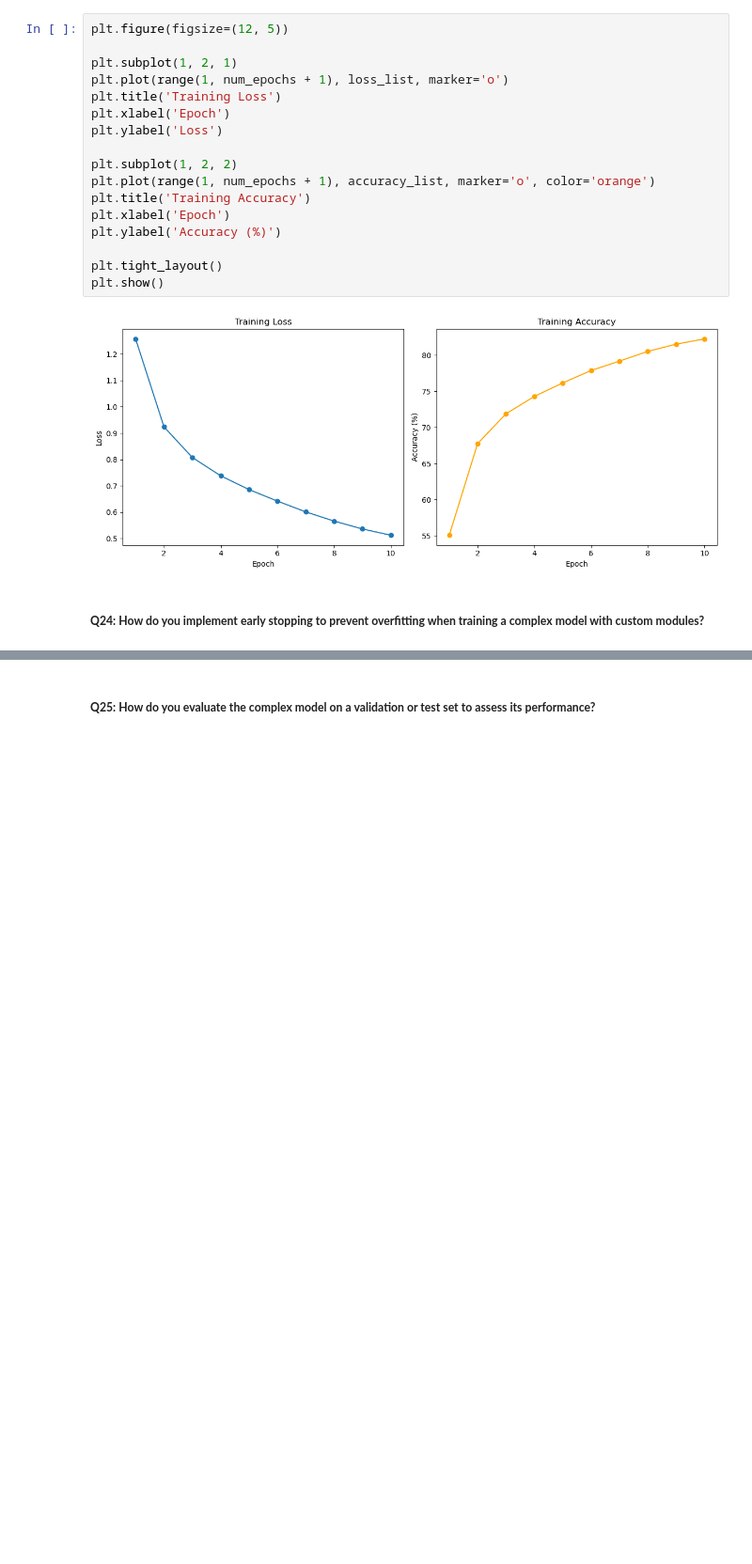
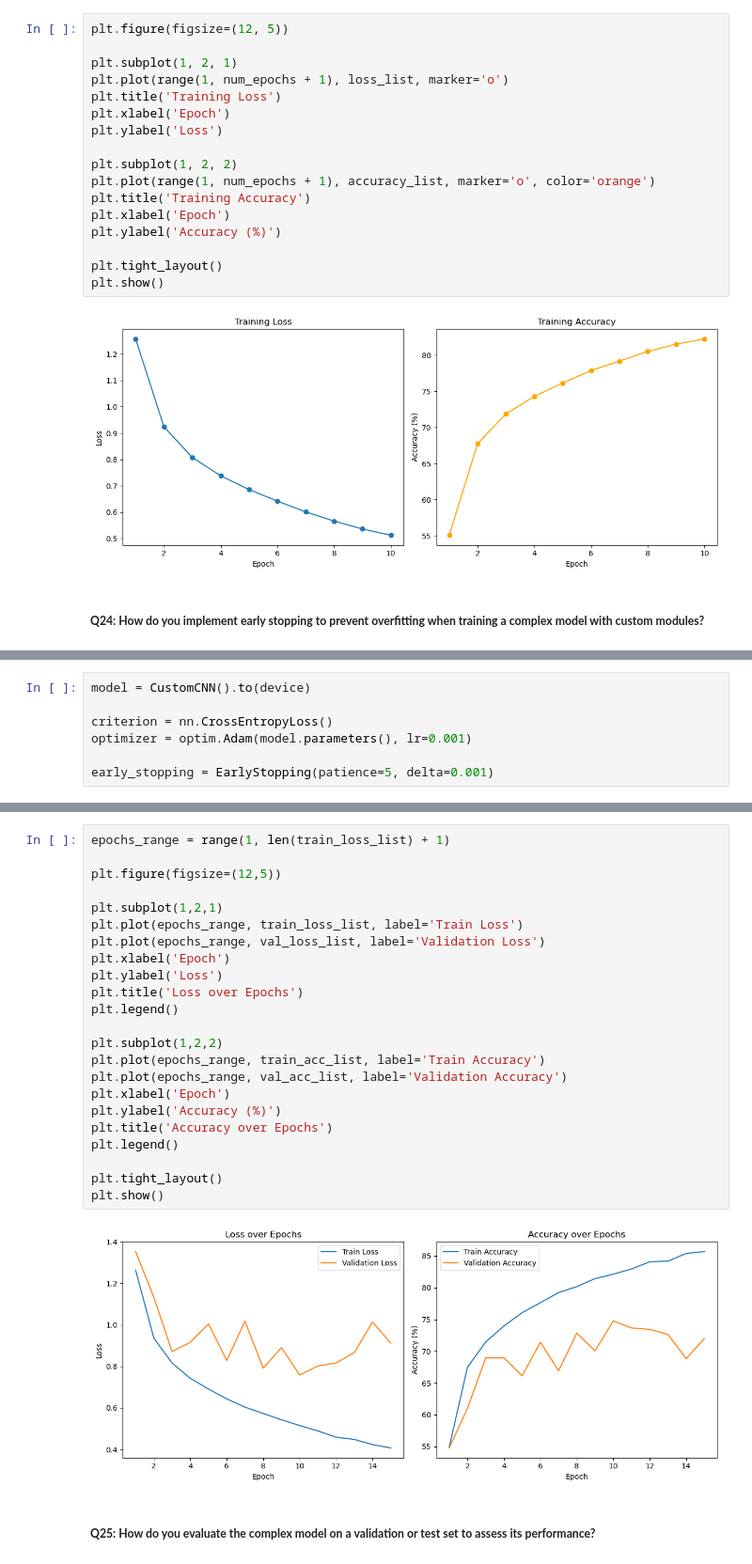
Before and after one commit to fellmir/pyTorchBasis, a Jupyter notebook: 02-advanced-projects/21_complex_models_custom_modules.ipynb, the cells around one changed output, grey strips where cells are left out. Shown at 94% size. Drawn from its saved outputs; the diff is of its cells as text; blank space fills up the shorter version.

```diff
--- a/02-advanced-projects/21_complex_models_custom_modules.ipynb
+++ b/02-advanced-projects/21_complex_models_custom_modules.ipynb
@@ -720,0 +762,7 @@ plt.show()
+# %%
+model = CustomCNN().to(device)
+
+criterion = nn.CrossEntropyLoss()
+optimizer = optim.Adam(model.parameters(), lr=0.001)
+
+early_stopping = EarlyStopping(patience=5, delta=0.001)
@@ -721,2 +851,27 @@ plt.show()
+# %%
+epochs_range = range(1, len(train_loss_list) + 1)
+
+plt.figure(figsize=(12,5))
+
+plt.subplot(1,2,1)
+plt.plot(epochs_range, train_loss_list, label='Train Loss')
+plt.plot(epochs_range, val_loss_list, label='Validation Loss')
+plt.xlabel('Epoch')
+plt.ylabel('Loss')
+plt.title('Loss over Epochs')
+plt.legend()
+
+plt.subplot(1,2,2)
+plt.plot(epochs_range, train_acc_list, label='Train Accuracy')
+plt.plot(epochs_range, val_acc_list, label='Validation Accuracy')
+plt.xlabel('Epoch')
+plt.ylabel('Accuracy (%)')
+plt.title('Accuracy over Epochs')
+plt.legend()
+
+plt.tight_layout()
+plt.show()
+# %% [output]
+[figure, added]
 # %% [markdown]
 ##### **Q25: How do you evaluate the complex model on a validation or test set to assess its performance?**
```
Also changed, not shown: parts of 28 cells of this notebook.
